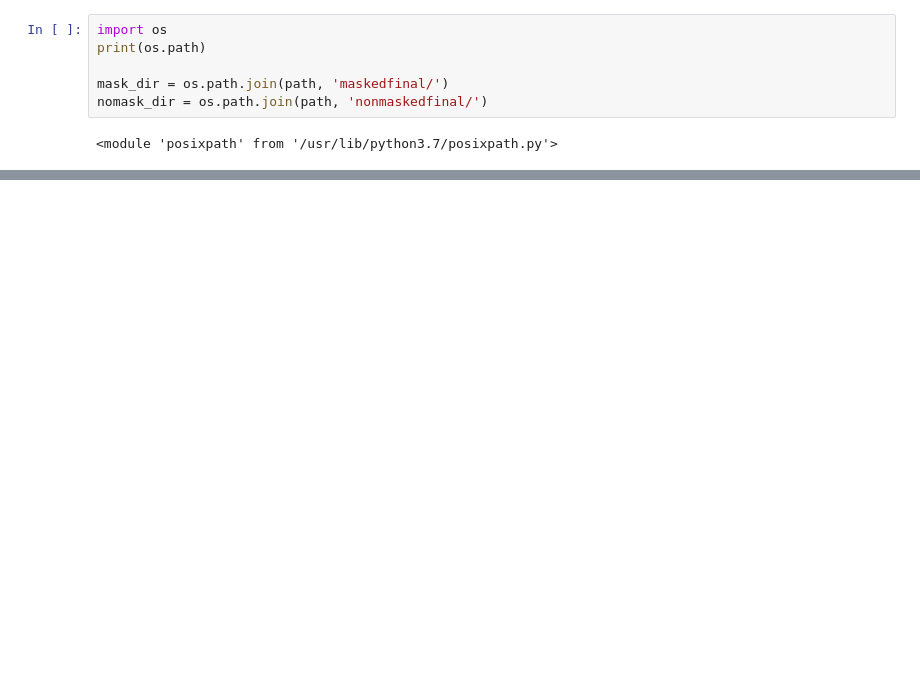
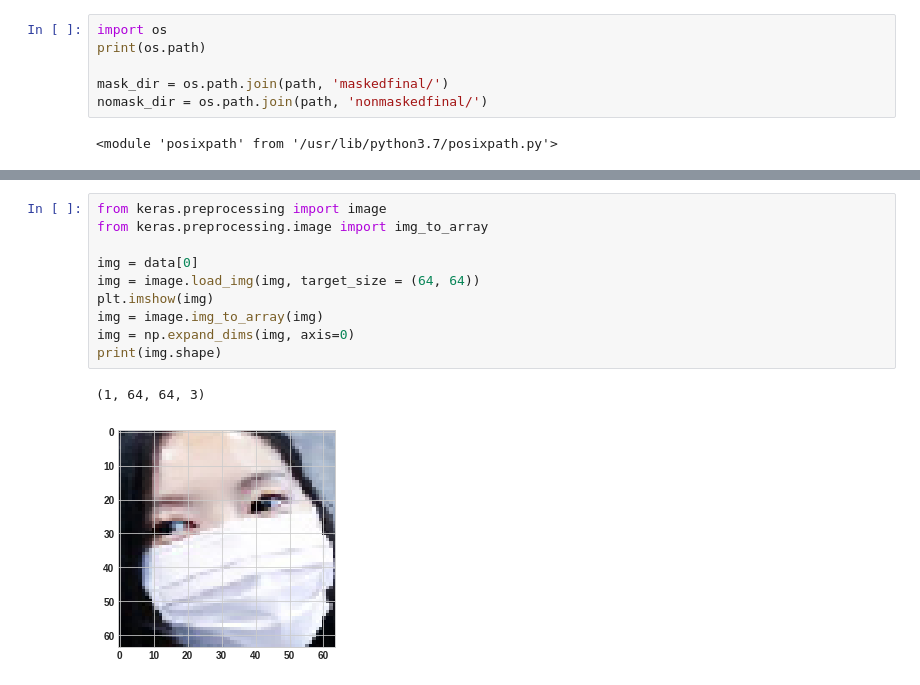
Before and after one commit to harsh-ux/PRML-Mask-Detection, a Jupyter notebook: mask.ipynb, the cells around one changed output, grey strips where cells are left out. Cells and saved outputs as stored; diff of their text form; blank space fills up the shorter version.

```diff
--- a/mask.ipynb
+++ b/mask.ipynb
@@ -35,0 +77,13 @@ print(nomask_img[:10])
+# %%
+from keras.preprocessing import image
+from keras.preprocessing.image import img_to_array
+
+img = data[0]
+img = image.load_img(img, target_size = (64, 64))
+plt.imshow(img)
+img = image.img_to_array(img)
+img = np.expand_dims(img, axis=0)
+print(img.shape)
+# %% [output]
+(1, 64, 64, 3)
+[figure, added]
```
Also changed, not shown: parts of 24 cells of this notebook.
